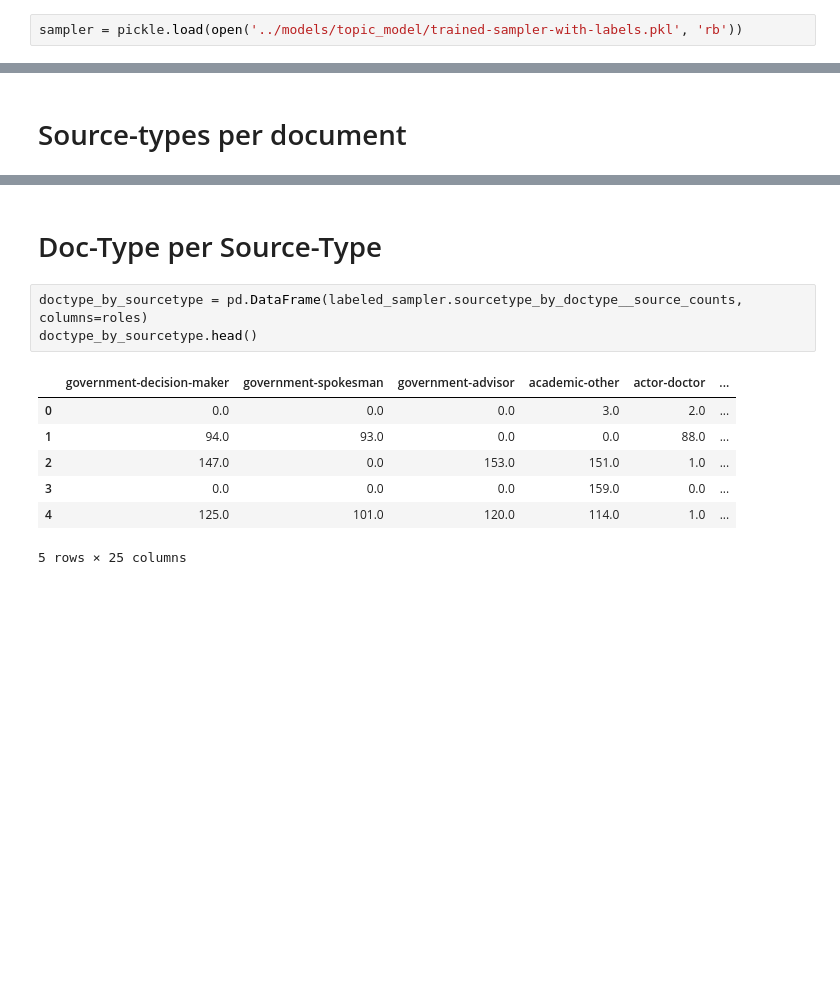
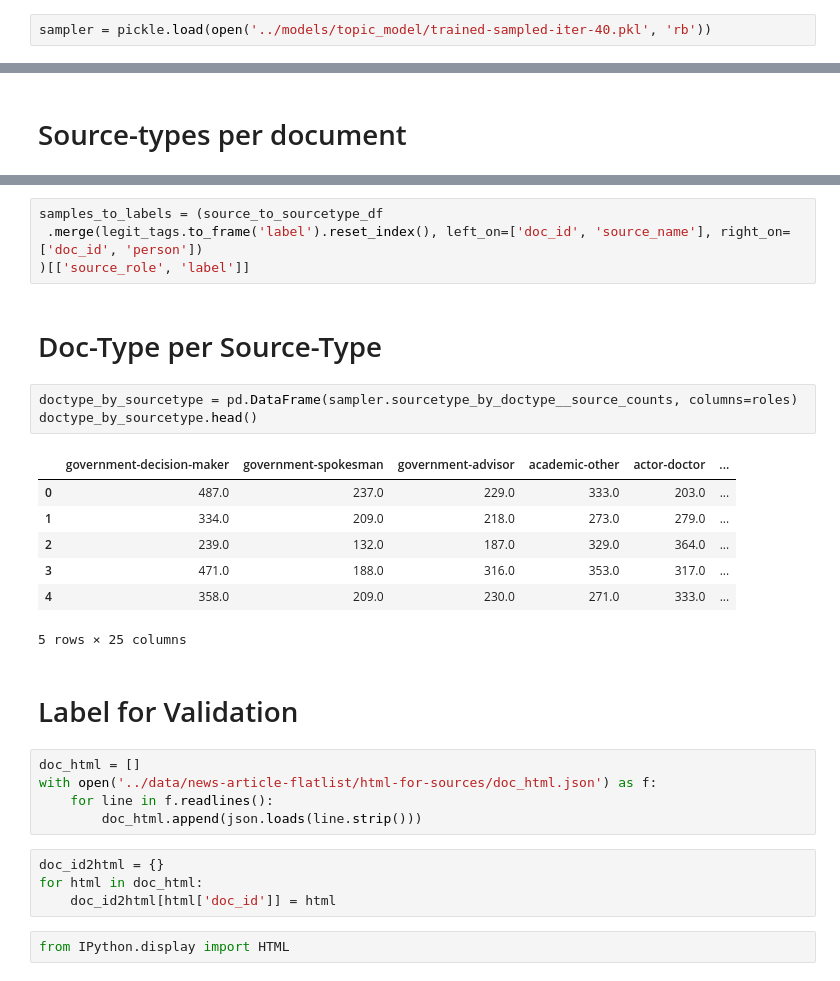
Before and after one commit to alex2awesome/source-exploration, a Jupyter notebook: notebooks/2019-10-18__topic-model.ipynb, the cells around one changed output, grey strips where cells are left out. Cells and saved outputs as stored; diff of their text form; blank space fills up the shorter version.

```diff
--- a/notebooks/2019-10-18__topic-model.ipynb
+++ b/notebooks/2019-10-18__topic-model.ipynb
@@ -22,4 +18,4 @@ from sampler import BOW_Source_GibbsSampler
 # %%
-sampler = pickle.load(open('../models/topic_model/trained-sampler-with-labels.pkl', 'rb'))
+sampler = pickle.load(open('../models/topic_model/trained-sampled-iter-40.pkl', 'rb'))
 # %%
 vocab = open('../models/topic_model/input_data/vocab.txt').read().split('\n')
@@ -133,13 +150,30 @@ source_to_sourcetype_df
+# %%
+samples_to_labels = (source_to_sourcetype_df
+ .merge(legit_tags.to_frame('label').reset_index(), left_on=['doc_id', 'source_name'], right_on=['doc_id', 'person'])
+)[['source_role', 'label']]
 # %% [markdown]
 # Doc-Type per Source-Type
 # %%
-doctype_by_sourcetype = pd.DataFrame(labeled_sampler.sourcetype_by_doctype__source_counts, columns=roles)
+doctype_by_sourcetype = pd.DataFrame(sampler.sourcetype_by_doctype__source_counts, columns=roles)
 doctype_by_sourcetype.head()
 # %% [output]
 |  | government-decision-maker | government-spokesman | government-advisor | academic-other | actor-doctor | ... |
-| 0 | 0.0 | 0.0 | 0.0 | 3.0 | 2.0 | ... |
-| 1 | 94.0 | 93.0 | 0.0 | 0.0 | 88.0 | ... |
-| 2 | 147.0 | 0.0 | 153.0 | 151.0 | 1.0 | ... |
-| 3 | 0.0 | 0.0 | 0.0 | 159.0 | 0.0 | ... |
-| 4 | 125.0 | 101.0 | 120.0 | 114.0 | 1.0 | ... |
+| 0 | 487.0 | 237.0 | 229.0 | 333.0 | 203.0 | ... |
+| 1 | 334.0 | 209.0 | 218.0 | 273.0 | 279.0 | ... |
+| 2 | 239.0 | 132.0 | 187.0 | 329.0 | 364.0 | ... |
+| 3 | 471.0 | 188.0 | 316.0 | 353.0 | 317.0 | ... |
+| 4 | 358.0 | 209.0 | 230.0 | 271.0 | 333.0 | ... |
 5 rows × 25 columns
+# %% [markdown]
+# Label for Validation
+# %%
+doc_html = []
+with open('../data/news-article-flatlist/html-for-sources/doc_html.json') as f:
+    for line in f.readlines():
+        doc_html.append(json.loads(line.strip()))
+# %%
+doc_id2html = {}
+for html in doc_html:
+    doc_id2html[html['doc_id']] = html
+# %%
+from IPython.display import HTML
```
Also changed, not shown: parts of 65 cells of this notebook, 6 other files.
